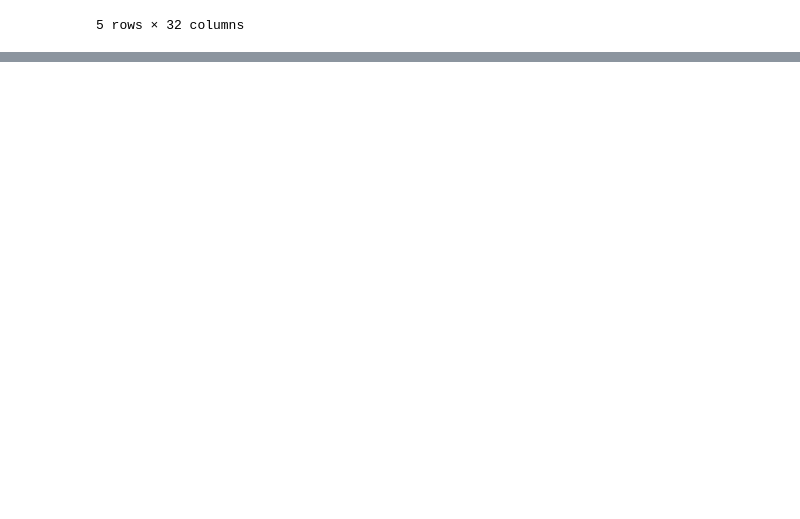
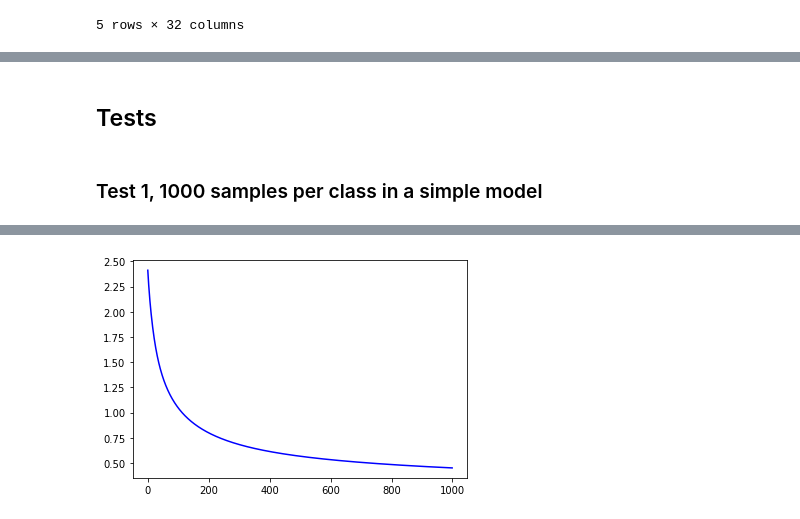
Before and after one commit to leonardoFiedler/neural-network-geoscience, a Jupyter notebook: First_Architecture.ipynb, the cells around one changed output, grey strips where cells are left out. Saved outputs shown, nothing was run; the diff lists cells and outputs as text; code cells hidden in the pictures; blank space fills up the shorter version.

Commit message:
Adjusted model and training

```diff
--- a/First_Architecture.ipynb
+++ b/First_Architecture.ipynb
@@ -88,9 +91,6 @@ def get_values_from_category(df_train, n_samples=1000):
         df_data = df_data.append(df_train[df_train.FORCE_2020_LITHOFACIES_LITHOLOGY_CAT == cat].iloc[0:n_samples])
 
     return df_data
-
-df_partial_data = get_values_from_category(df_train)
-df_partial_data.head()
 # %% [output]
 |  | DEPTH_MD | X_LOC | Y_LOC | Z_LOC | CALI | RSHA | RMED | RDEP | RHOB | GR | ... | ... |
 | 0 | 494.528 | 437641.96875 | 6470972.5 | -469.501831 | 19.480835 | -999.0 | 1.611410 | 1.798681 | 1.884186 | 80.200851 | ... | ... |
@@ -119,0 +370,38 @@ Name: FORCE_2020_LITHOFACIES_LITHOLOGY_CAT, dtype: int64
+# %%
+def process_model(n_samples):
+    df_partial_data = get_values_from_category(df_train, n_samples=1000)
+    df_partial_data.head()
+    df_partial_data.FORCE_2020_LITHOFACIES_LITHOLOGY_CAT.value_counts()
+
+    X = df_partial_data[['DEPTH_MD', 'X_LOC', 'Y_LOC', 'Z_LOC', 'CALI', 'RSHA', 'RMED', 'RDEP',
+        'RHOB', 'GR', 'NPHI', 'PEF','DTC', 'SP', 'BS', 'ROP', 'DCAL', 'DRHO',
+        'MUDWEIGHT', 'RMIC', 'Carbon_Index',
+        'Normalized_RHOB', 'Normalized_GR', 'Delta_DTC', 'Delta_RHOB',
+        'Delta_GR', 'Delta_DEPTH_MD', 'Delta_Carbon_Index', 'GROUP_encoded',
+        'FORMATION_encoded']]
+    Y = df_partial_data[['FORCE_2020_LITHOFACIES_LITHOLOGY_CAT']]
+
+    #Dataset division: 70:20:10
+    X_train_val, X_test, y_train_val, y_test = train_test_split(X, Y,
+                                                        stratify=Y,
+                                                        test_size=0.2,
+                                                        random_state=42)
+
+    X_train, X_val, y_train, y_val = train_test_split(X_train_val, y_train_val,
+                                                        stratify=y_train_val,
+                                                        test_size=0.1,
+                                                        random_state=42)
+
+    X_train_transform, X_test_transform, X_val_transform, y_train_transform, y_test_transform, y_val_transform = transform_data(X_train, X_test, y_train, y_test)
+
+    load_model(
+        X_train_transform, X_test_transform,
+        y_train_transform, y_test_transform,
+        input_size=30, num_epochs=1000)
+# %% [markdown]
+## Tests
+# %% [markdown]
+### Test 1, 1000 samples per class in a simple model
+# %%
+process_model(n_samples=1000)
+# %% [output]
@@ -119,0 +425 @@ Name: FORCE_2020_LITHOFACIES_LITHOLOGY_CAT, dtype: int64
+[figure, added]
```
Also changed, not shown: parts of 17 cells of this notebook.
